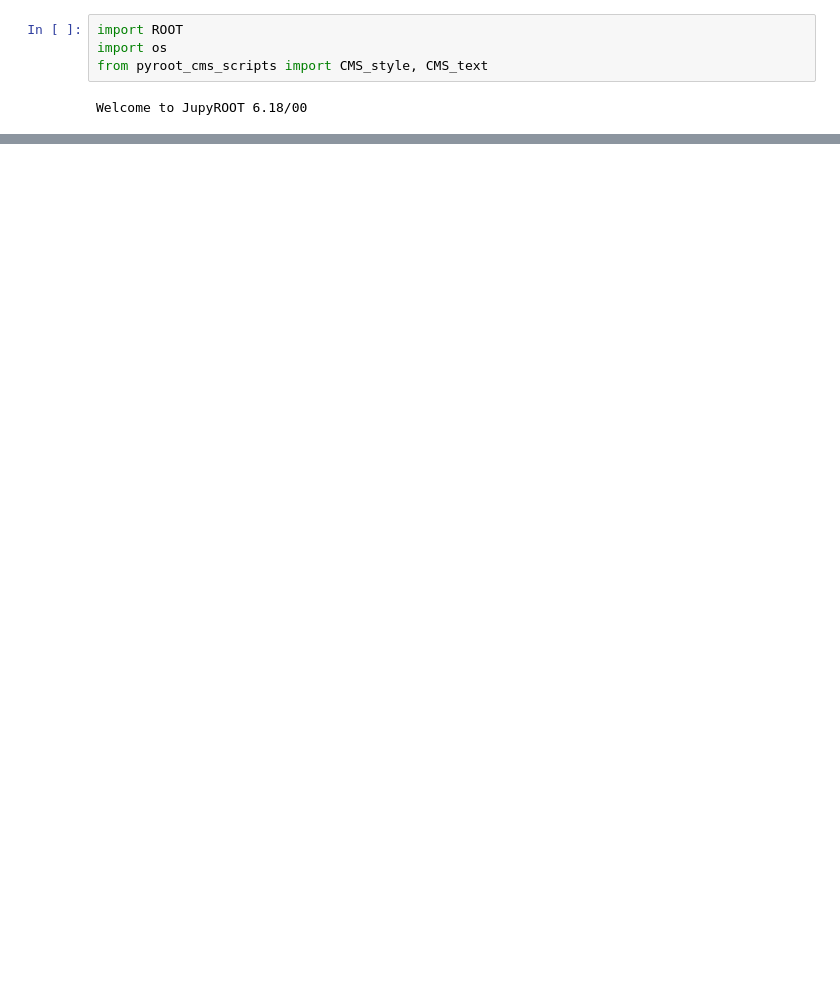
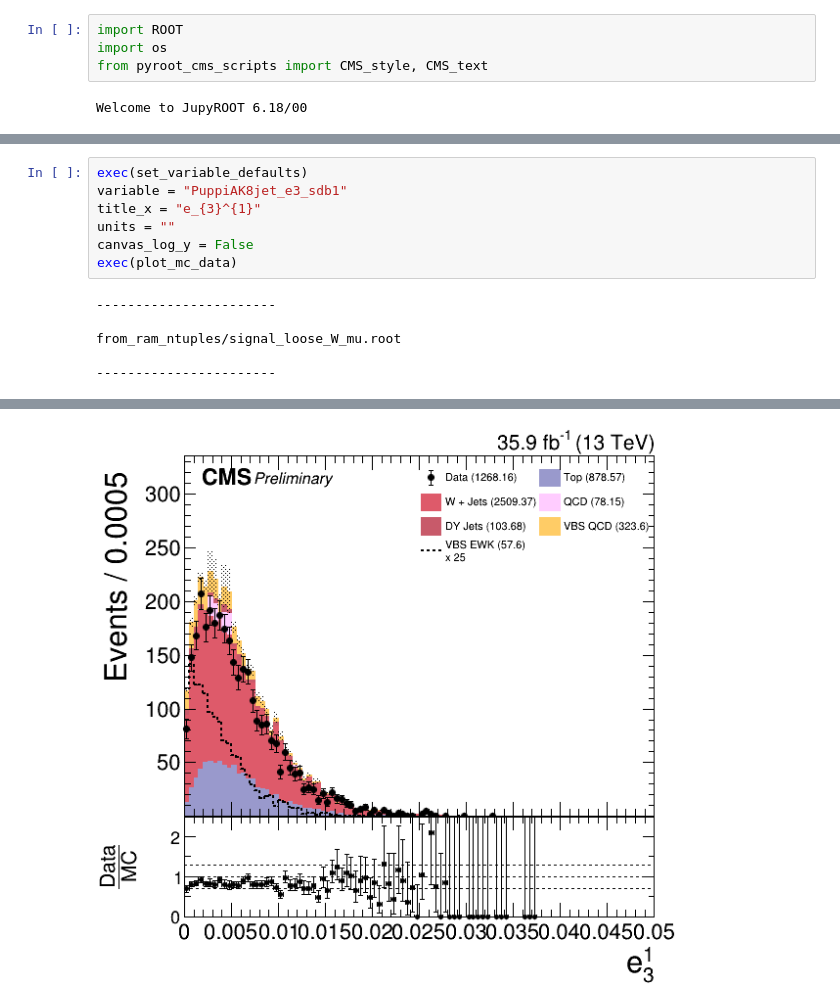
Before and after one commit to singh-ramanpreet/VVjjSemileptonic-Analysis, a Jupyter notebook: plotting/plots_variables.ipynb, the cells around one changed output, grey strips where cells are left out. Drawn from its saved outputs; the diff is of its cells as text; blank space fills up the shorter version.

```diff
--- a/plotting/plots_variables.ipynb
+++ b/plotting/plots_variables.ipynb
@@ -275,0 +312,13 @@ Warning in <TGraphAsymmErrors::Divide>: Number of graph points is different than
+# %%
+exec(set_variable_defaults)
+variable = "PuppiAK8jet_e3_sdb1"
+title_x = "e_{3}^{1}"
+units = ""
+canvas_log_y = False
+exec(plot_mc_data)
+# %% [output]
+-----------------------
+
+from_ram_ntuples/signal_loose_W_mu.root
+
+-----------------------
@@ -275,0 +327 @@ Warning in <TGraphAsymmErrors::Divide>: Number of graph points is different than
+[figure, added]
```
Also changed, not shown: parts of 27 cells of this notebook, 1 other file.
